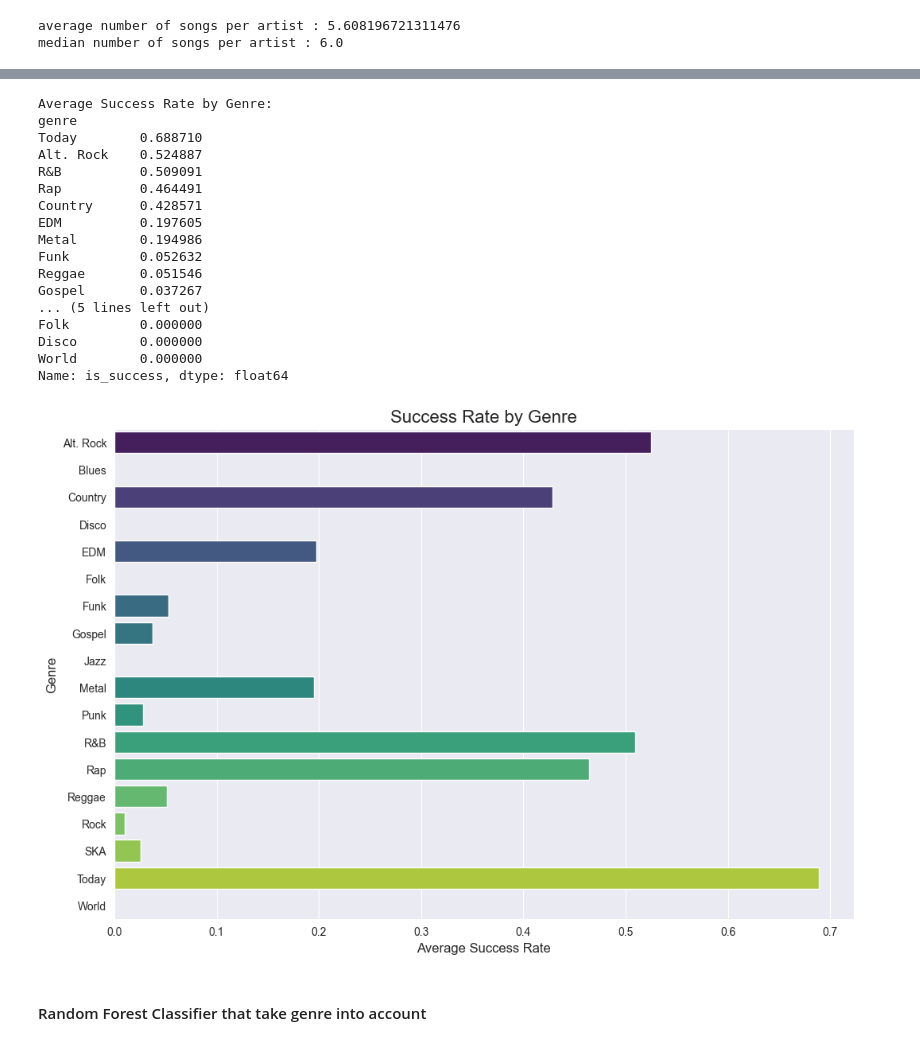
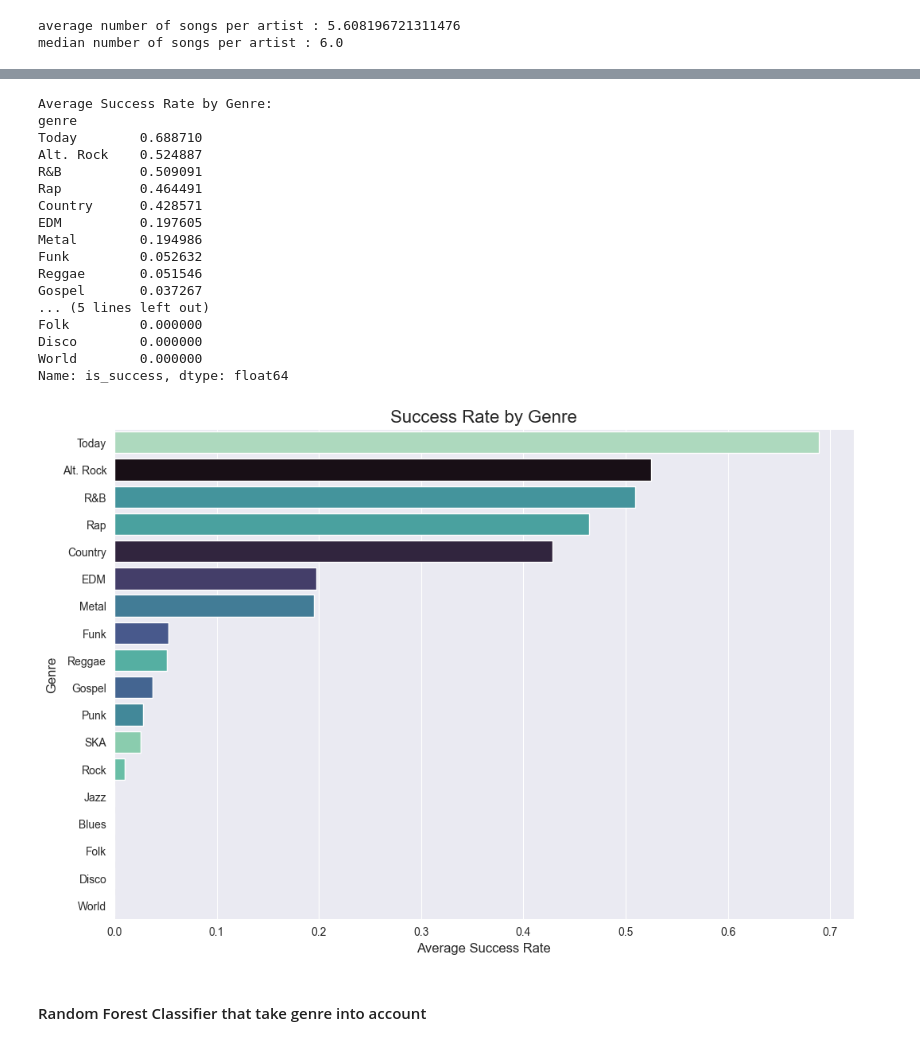
Before and after one commit to ofriK1708/data_science_projects, a Jupyter notebook: music_success_audio_features/researchDataset.ipynb, the cells around one changed output, grey strips where cells are left out. Saved outputs shown, nothing was run; the diff lists cells and outputs as text; code cells hidden in the pictures.

```diff
--- a/music_success_audio_features/researchDataset.ipynb
+++ b/music_success_audio_features/researchDataset.ipynb
@@ -44,26 +82 @@ df.head()
-# %%
-from sklearn.preprocessing import StandardScaler
-
-# 1 creating scaled cols (standardise) to later feature engineer
-scaler = StandardScaler()
-
-df['loudness_scaled'] = scaler.fit_transform(df[['loudness']])
-df['energy_scaled'] = scaler.fit_transform(df[['energy']])
-df['acousticness_scaled'] = scaler.fit_transform(df[['acousticness']])
-df['danceability_scaled'] = scaler.fit_transform(df[['danceability']])
-df['valence_scaled'] = scaler.fit_transform(df[['valence']])
-
-# 2. creating new cols of features that are highly correlated
-df['intensity'] = df[['energy_scaled', 'loudness_scaled']].mean(axis=1)
-df['production_style'] = df[['energy_scaled', 'acousticness_scaled']].mean(axis=1)
-df['feel_good_factor'] = df[['danceability_scaled', 'valence_scaled']].mean(axis=1)
-
-# audio_features = ['feel_good_factor', 'intensity', 'speechiness', 'acousticness', 'instrumentalness', 'liveness', 'tempo']
-audio_features = ['danceability', 'valence', 'speechiness', 'acousticness', 'instrumentalness', 'liveness', 'tempo',
-                  'energy', 'loudness']
-
-df["era"] = pd.cut(df["year"], bins=[1889, 1969, 1979, 1989, 1999, 2009, 2029],
-                   labels=["<=60s", "70s", "80s", "90s", "00s", ">=10s"])
-
-# Now you have a new feature called 'intensity' that captures their combined effect!
 # %% [markdown]
@@ -196,36 +203,43 @@ SUCCESS_COL = 'is_success'  # Assuming 1 for success, 0 for not
 genre_success_rate = songs_past_20_years.groupby(GENRE_COL, observed=True)[SUCCESS_COL].mean().sort_values(
     ascending=False)
 
 print("Average Success Rate by Genre:")
 print(genre_success_rate)
 
 # Plot the results
 plt.figure(figsize=(12, 8))
-sns.barplot(x=genre_success_rate.values, y=genre_success_rate.index, hue=genre_success_rate.index, legend=False,
-            palette='viridis')
+# --- Use the 'order' parameter to ensure the plot follows the sorted data ---
+sns.barplot(
+    x=genre_success_rate.values,
+    y=genre_success_rate.index,
+    hue = genre_success_rate.index,
+    legend=False,
+    order=genre_success_rate.index,  # This line enforces the correct order
+    palette='mako'
+)
 plt.title('Success Rate by Genre', fontsize=16)
 plt.xlabel('Average Success Rate', fontsize=12)
 plt.ylabel('Genre', fontsize=12)
 plt.show()
 # %% [output]
 Average Success Rate by Genre:
 genre
 Today        0.688710
 Alt. Rock    0.524887
 R&B          0.509091
 Rap          0.464491
 Country      0.428571
 EDM          0.197605
 Metal        0.194986
 Funk         0.052632
 Reggae       0.051546
 Gospel       0.037267
 ... (5 lines left out)
 Folk         0.000000
 Disco        0.000000
 World        0.000000
 Name: is_success, dtype: float64
-[figure, old version]
+[figure, new version]
 # %% [markdown]
 #### Random Forest Classifier that take genre into account
 # %%
```
Also changed, not shown: parts of 18 cells of this notebook.
